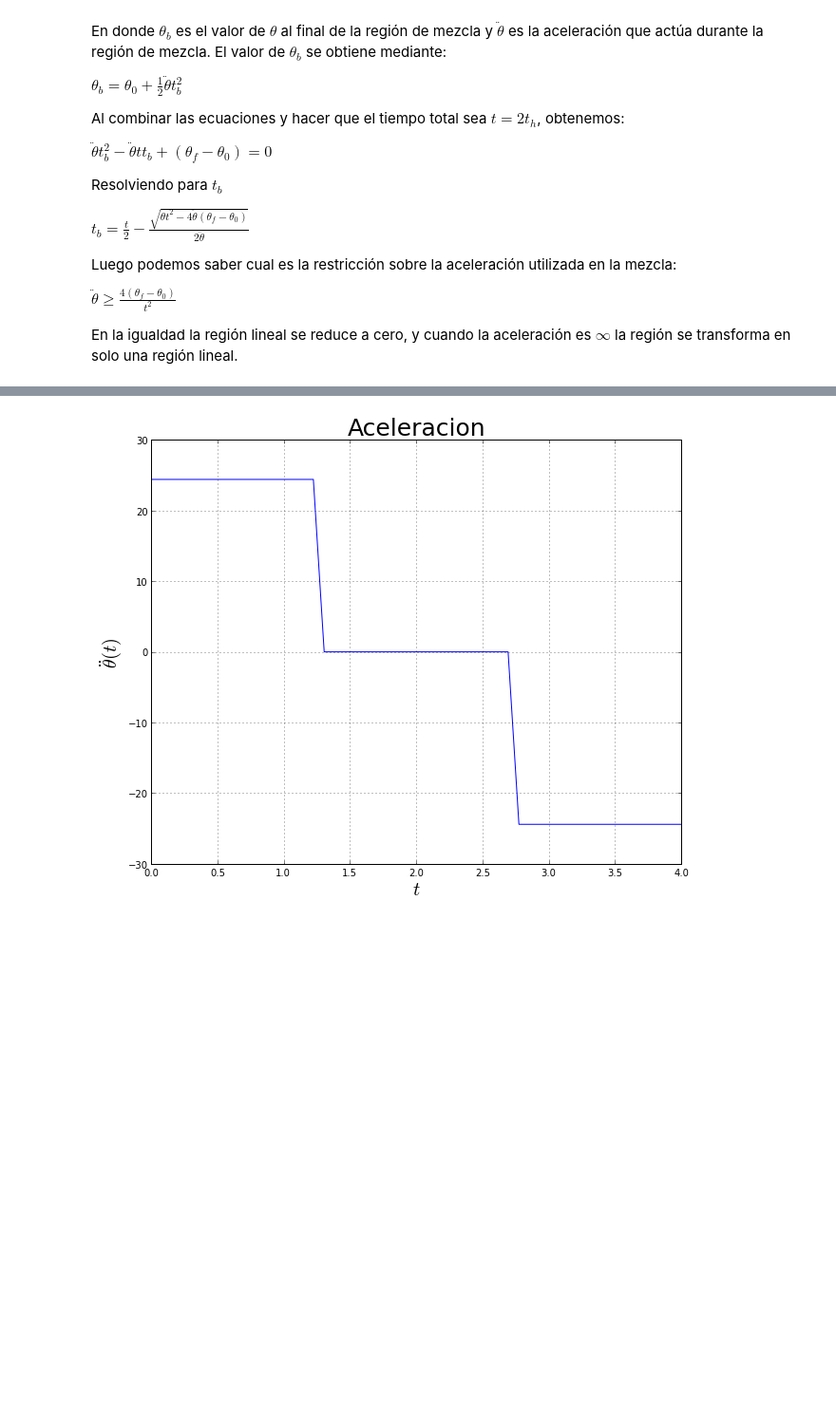
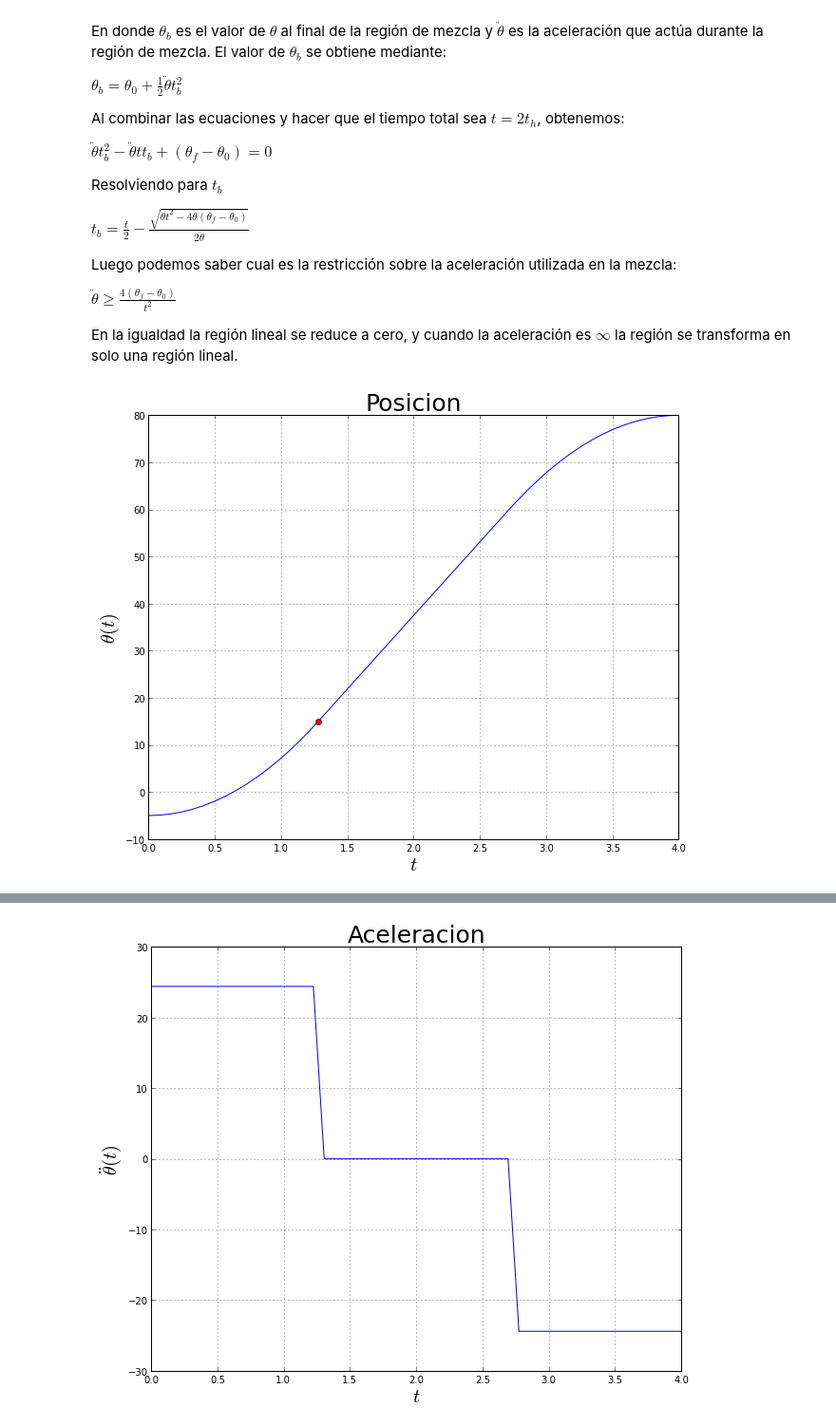
Before and after one commit to elsuizo/Control_de_robots_py, a Jupyter notebook: tp5.ipynb, the cells around one changed output, grey strips where cells are left out. Shown at 95% size. Saved outputs shown, nothing was run; the diff lists cells and outputs as text; code cells hidden in the pictures; blank space fills up the shorter version.

```diff
--- a/tp5.ipynb
+++ b/tp5.ipynb
@@ -182,4 +182,15 @@ vel_blend = lambda t: (a_2 + 2*a_3*t)*(t<=t_b)+V*((t>t_b)-(t>=(t_f-t_b )))+(b_2+
 acel_blend = lambda t: (2*a_3)*(t<=t_b) + 0*((t>t_b)-(t>=(t_f-t_b ))) + 2*b_3* (t>(t_f-t_b))
 # %%
 t = np.linspace(t_0, t_f)
+# %%
+plt.plot(t,pos_blend(t))
+plt.plot(t_b,pos_blend(t_b),'ro')
+plt.title('Posicion', fontsize=25)
+plt.xlabel(r'$t$', fontsize=20)
+plt.ylabel(r'$\theta(t)$',fontsize=20)
+plt.grid()
+
+plt.show()
+# %% [output]
+[figure, added]
 # %%
```
Also changed, not shown: parts of 3 cells of this notebook.
